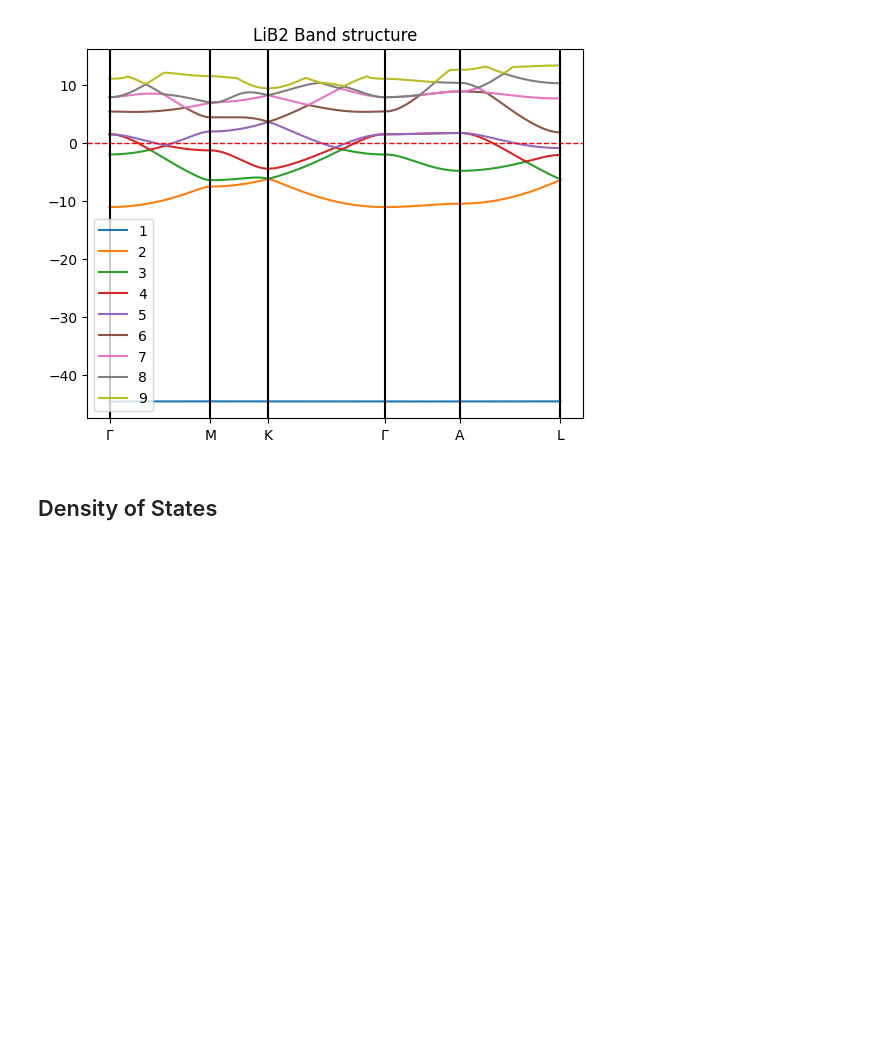
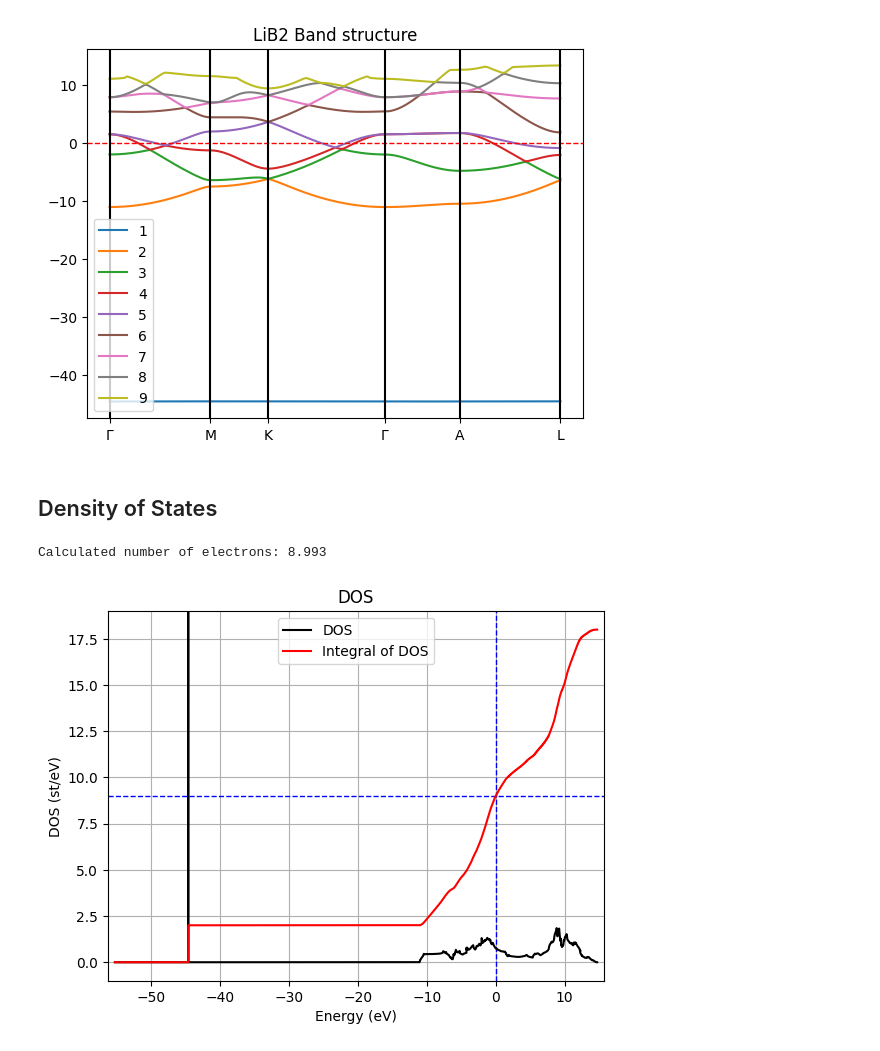
Before and after one commit to guilhermebaos/QUARMEN-Lessons, a Jupyter notebook: Computational-Solid-State/98-Exam-DFT-Last-Year/LiB2.ipynb, the cells around one changed output. Saved outputs shown, nothing was run; the diff lists cells and outputs as text; code cells hidden in the pictures; blank space fills up the shorter version.

```diff
--- a/Computational-Solid-State/98-Exam-DFT-Last-Year/LiB2.ipynb
+++ b/Computational-Solid-State/98-Exam-DFT-Last-Year/LiB2.ipynb
@@ -158,3 +158,39 @@ for l in posx:
 [figure]
 # %% [markdown]
 ## Density of States
+# %%
+# Import dos data (three columns: energy (eV), dos (states/eV), IDOS (states))
+dos = np.loadtxt('LiB2.dos')
+
+# Shift by the Fermi Energy
+dos[:, 0] = dos[:, 0] - Ef
+
+# Find where IDOS intersects the Fermi energy
+index = list(np.abs(dos[:, 0])).index(min(np.abs(dos[:, 0])))
+nelec = dos[:, 2][index]
+
+print(f"Calculated number of electrons: {nelec}")
+
+# Create the Figure
+plt.title('DOS')
+
+plt.axvline(x=0, color='b', linestyle='--', linewidth=1)
+plt.axhline(y=nelec, color='b', linestyle='--', linewidth=1)
+
+# Shift all energies by Fermi energy (Make sure the values for bands and DOS are consistent!)
+plt.plot(dos[:, 0], dos[:, 1], color = 'k', label="DOS")
+plt.plot(dos[:, 0], dos[:, 2], color = 'r', label="Integral of DOS")
+plt.legend()
+
+plt.xlabel('Energy (eV)')
+plt.ylabel('DOS (st/eV)')
+plt.grid(True)
+
+plt.xlim(np.min(dos[:, 0]) - 1, np.max(dos[:, 0]) + 1)
+plt.ylim(np.min(dos[:, 2:]) - 1, np.max(dos[:, 2:]) + 1)
+
+plt.savefig('LiB2.dos.png', transparent=False, dpi=300, bbox_inches='tight')
+plt.show()
+# %% [output]
+Calculated number of electrons: 8.993
+[figure, added]
```
Also changed, not shown: parts of 2 cells of this notebook, 26 other files.
